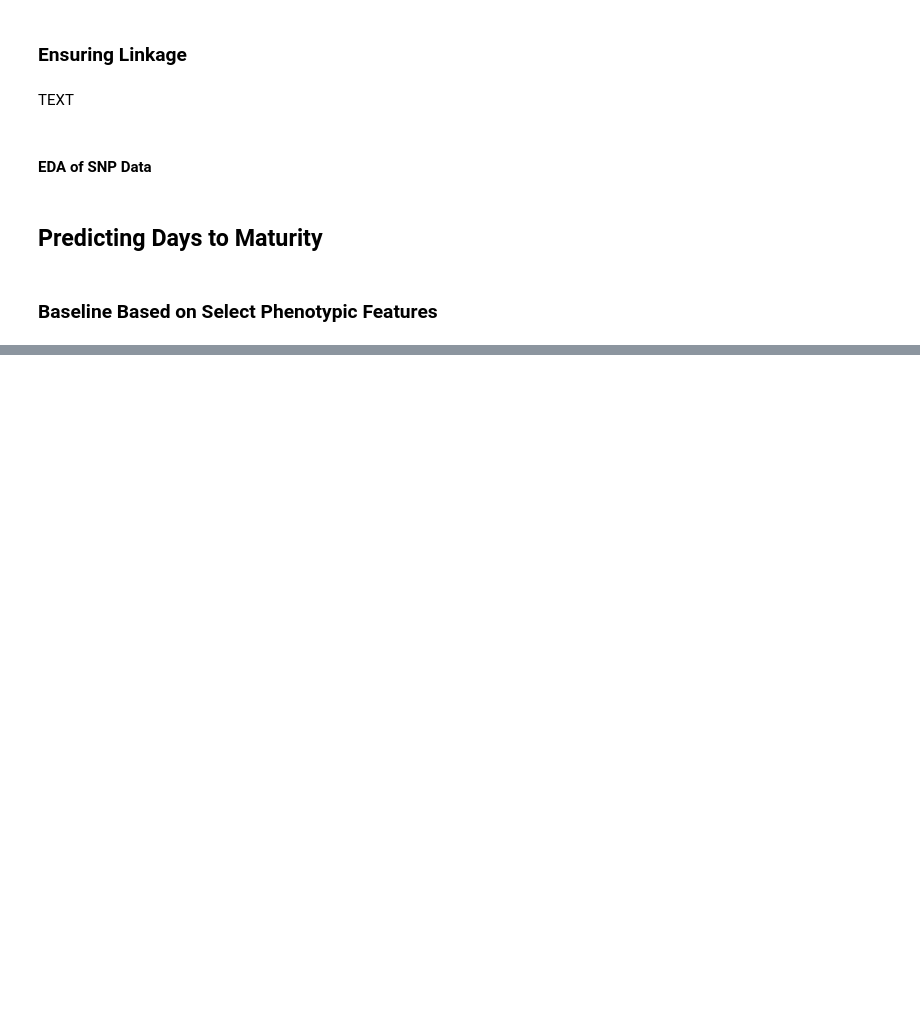
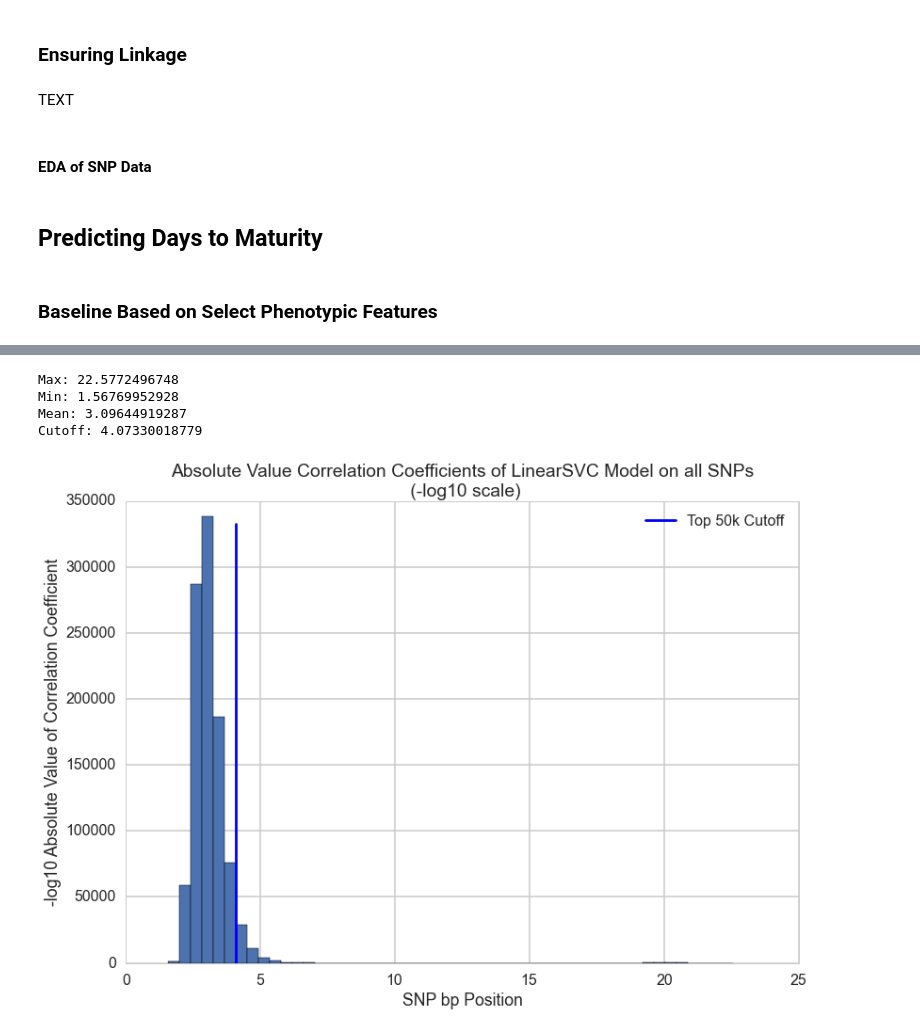
Before and after one commit to dylanpeterson/cs109-final-project, a Jupyter notebook: processbook-Copy1.ipynb, the cells around one changed output, grey strips where cells are left out. Drawn from its saved outputs; the diff is of its cells as text; code cells hidden in the pictures; blank space fills up the shorter version.

```diff
--- a/processbook-Copy1.ipynb
+++ b/processbook-Copy1.ipynb
@@ -719,0 +756,22 @@ print "Accuracy: " + str(float(conf[0][0]+conf[1][1])/float(len(mat_df[~mask]))*
+# %%
+a = list(np.sort(-np.log10(np.abs(coefs_df['coefficient']))))
+b=[]
+for elt in a:
+    if not np.isinf(elt):
+        b.append(elt)
+plt.hist(b,bins=50);
+plt.axvline(b[-50000],label='Top 50k Cutoff',ymax=.95);
+plt.title('Absolute Value Correlation Coefficients of LinearSVC Model on all SNPs\n (-log10 scale)');
+plt.xlabel('SNP bp Position');
+plt.ylabel('-log10 Absolute Value of Correlation Coefficient');
+plt.legend();
+print "Max: " + str(np.max(b))
+print "Min: " + str(np.min(b))
+print "Mean: " + str(np.mean(b))
+print "Cutoff: " + str((b)[-50000])
+# %% [output]
+Max: 22.5772496748
+Min: 1.56769952928
+Mean: 3.09644919287
+Cutoff: 4.07330018779
+[figure, added]
```
Also changed, not shown: parts of 4 cells of this notebook.
